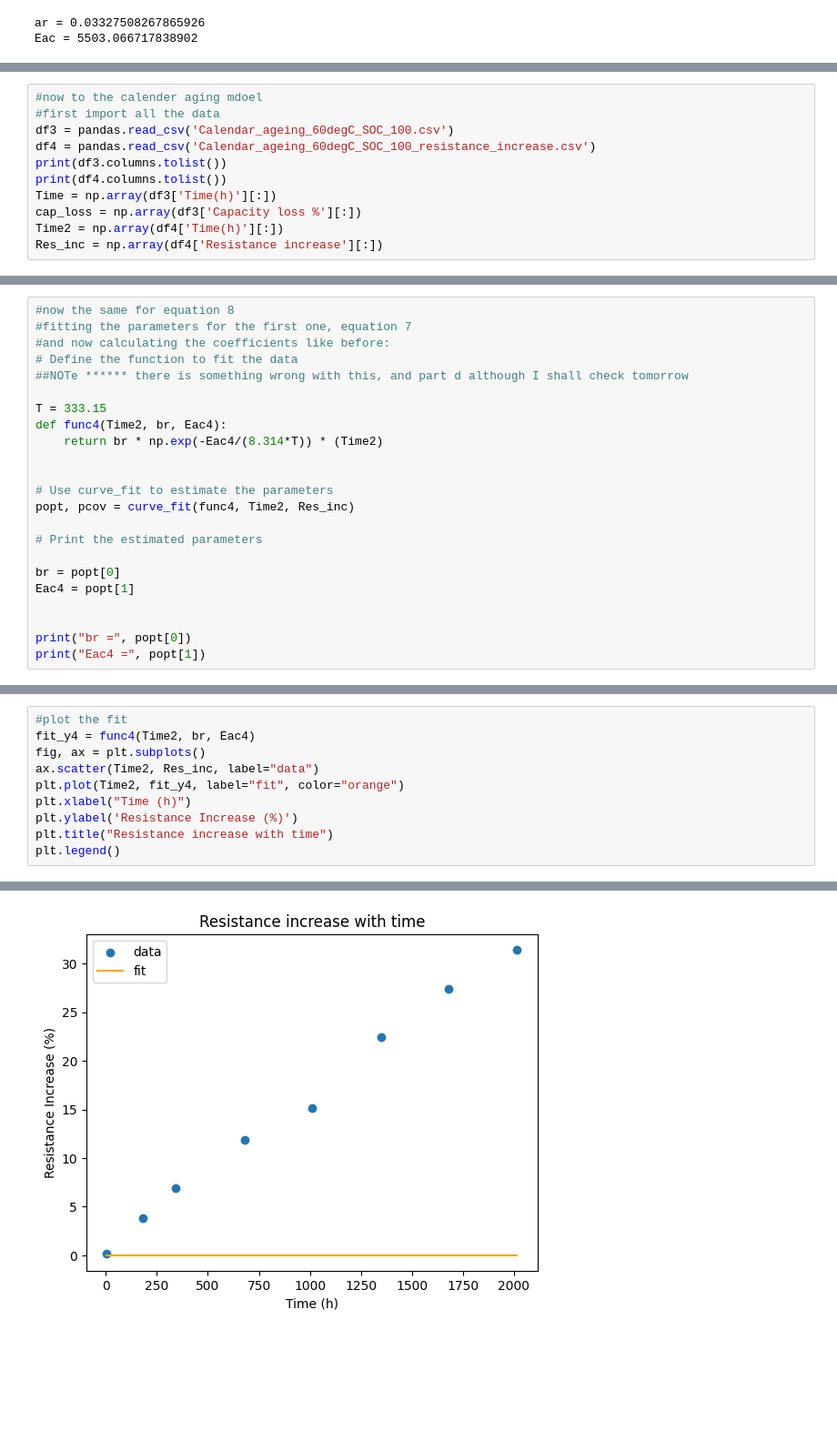
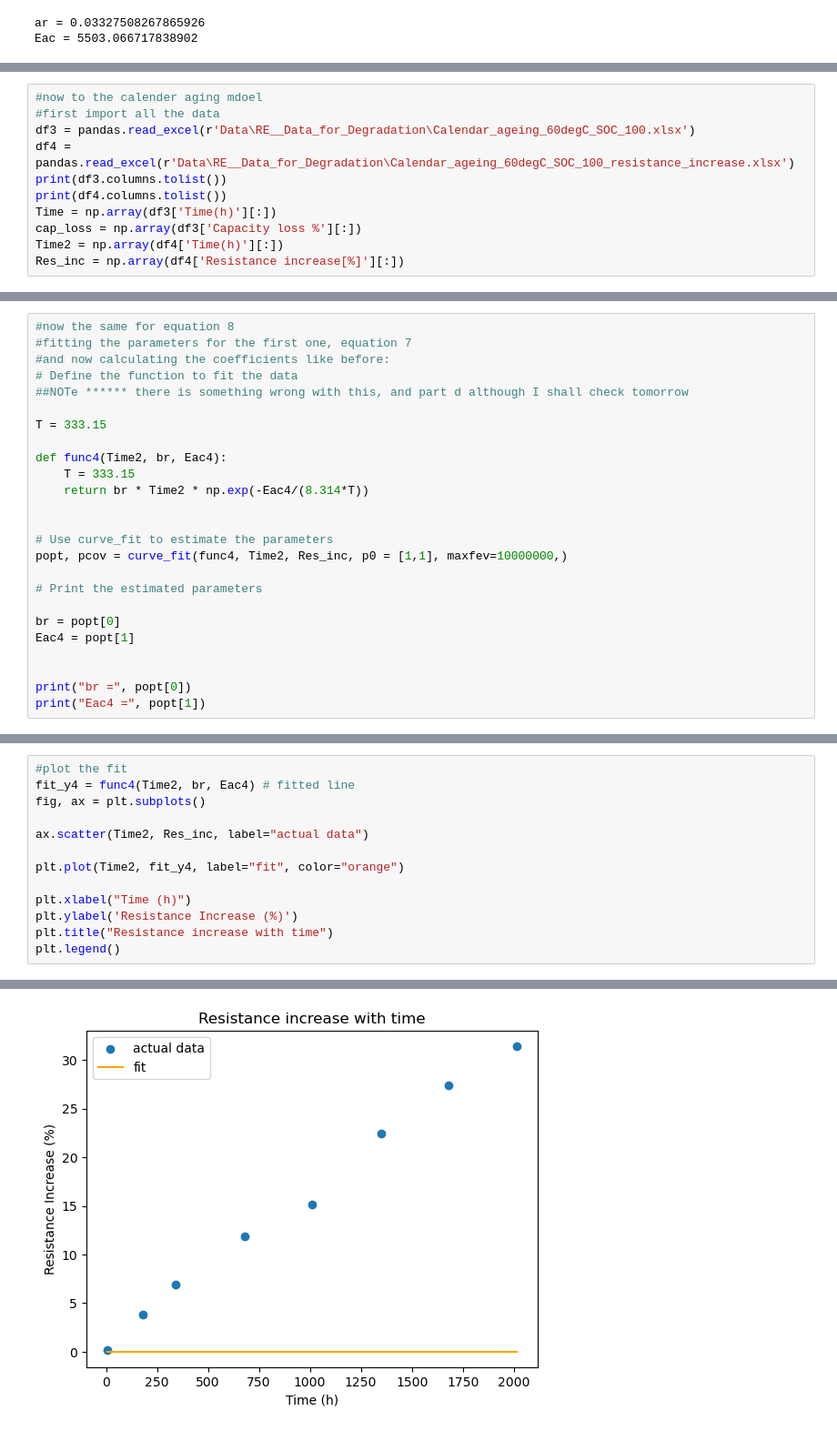
Before and after one commit to feyzijan/BatteryModelling, a Jupyter notebook: Part4Degradation.ipynb, the cells around one changed output, grey strips where cells are left out. Shown at 91% size. Drawn from its saved outputs; the diff is of its cells as text; blank space fills up the shorter version.

```diff
--- a/Part4Degradation.ipynb
+++ b/Part4Degradation.ipynb
@@ -200,13 +202,13 @@ plt.legend()
 # %%
 #now to the calender aging mdoel
 #first import all the data
-df3 = pandas.read_csv('Calendar_ageing_60degC_SOC_100.csv')
-df4 = pandas.read_csv('Calendar_ageing_60degC_SOC_100_resistance_increase.csv')
+df3 = pandas.read_excel(r'Data\RE__Data_for_Degradation\Calendar_ageing_60degC_SOC_100.xlsx')
+df4 = pandas.read_excel(r'Data\RE__Data_for_Degradation\Calendar_ageing_60degC_SOC_100_resistance_increase.xlsx')
 print(df3.columns.tolist())
 print(df4.columns.tolist())
 Time = np.array(df3['Time(h)'][:])
 cap_loss = np.array(df3['Capacity loss %'][:])
 Time2 = np.array(df4['Time(h)'][:])
-Res_inc = np.array(df4['Resistance increase'][:])
+Res_inc = np.array(df4['Resistance increase[%]'][:])
 # %% [output]
 ['Time(h)', 'Capacity loss %']
@@ -259,12 +271,14 @@ plt.legend()
 ##NOTe ****** there is something wrong with this, and part d although I shall check tomorrow
 
 T = 333.15
+
 def func4(Time2, br, Eac4):
-    return br * np.exp(-Eac4/(8.314*T)) * (Time2)
+    T = 333.15
+    return br * Time2 * np.exp(-Eac4/(8.314*T))
 
 
 # Use curve_fit to estimate the parameters
-popt, pcov = curve_fit(func4, Time2, Res_inc)
+popt, pcov = curve_fit(func4, Time2, Res_inc, p0 = [1,1], maxfev=10000000,)
 
 # Print the estimated parameters
 
@@ -280,16 +294,19 @@ Eac4 = 158987.288710381
 # %%
 #plot the fit
-fit_y4 = func4(Time2, br, Eac4)
+fit_y4 = func4(Time2, br, Eac4) # fitted line
 fig, ax = plt.subplots()
-ax.scatter(Time2, Res_inc, label="data")
+
+ax.scatter(Time2, Res_inc, label="actual data")
+
 plt.plot(Time2, fit_y4, label="fit", color="orange")
+
 plt.xlabel("Time (h)")
 plt.ylabel('Resistance Increase (%)')
 plt.title("Resistance increase with time")
 plt.legend()
 # %% [output]
 <matplotlib.legend.Legend at 0x...>
-[figure, old version]
+[figure, new version]
 # %%
 #got all the parameters
 #now generating the final plots
```
Also changed, not shown: parts of 16 cells of this notebook, 2 other files.
